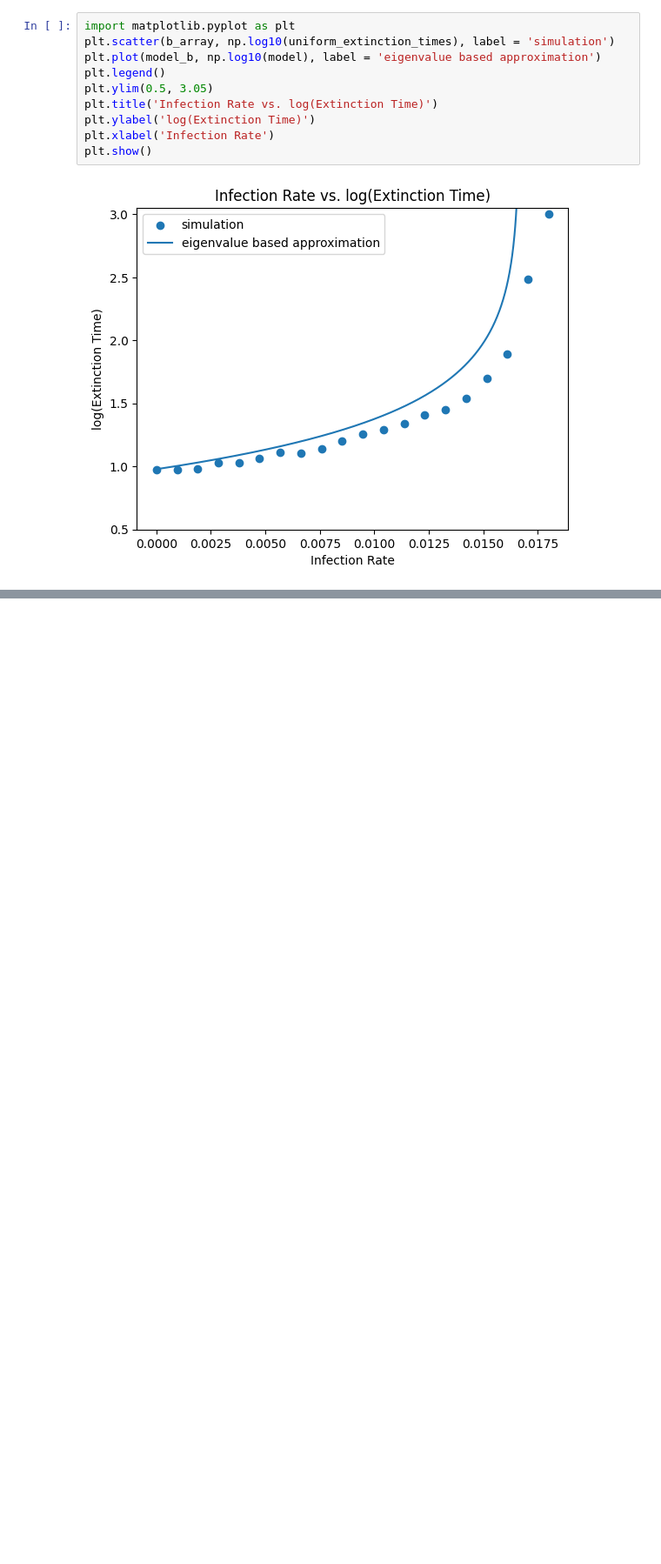
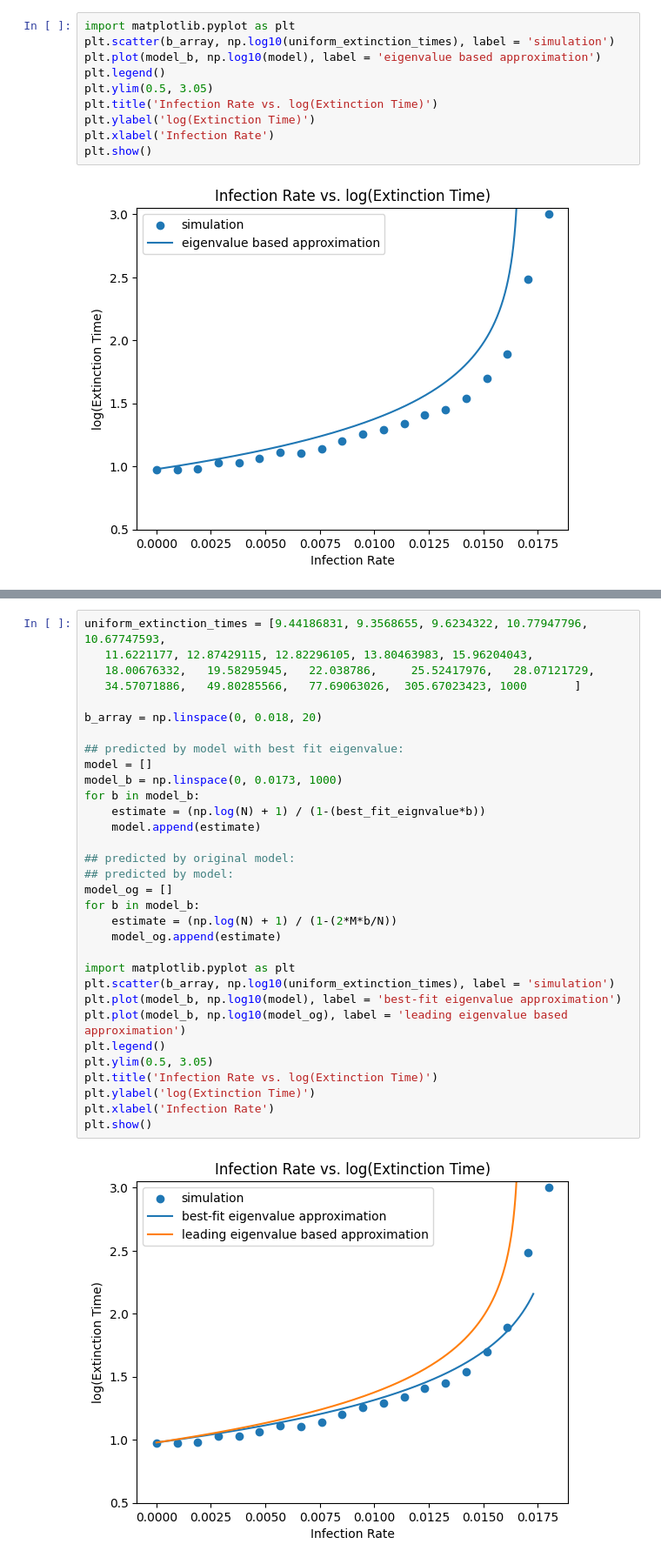
Before and after one commit to sharmashreya2002/iib_project, a Jupyter notebook: Extinction_Time_Simulation/extinction_time_simulation_3.ipynb, the cells around one changed output, grey strips where cells are left out. Shown at 87% size. Saved outputs shown, nothing was run; the diff lists cells and outputs as text; blank space fills up the shorter version.

Commit message:
regression model

```diff
--- a/Extinction_Time_Simulation/extinction_time_simulation_3.ipynb
+++ b/Extinction_Time_Simulation/extinction_time_simulation_3.ipynb
@@ -138,0 +166,34 @@ plt.show()
+# %%
+uniform_extinction_times = [9.44186831, 9.3568655, 9.6234322, 10.77947796, 10.67747593,
+   11.6221177, 12.87429115, 12.82296105, 13.80463983, 15.96204043,
+   18.00676332,   19.58295945,   22.038786,     25.52417976,   28.07121729,
+   34.57071886,   49.80285566,   77.69063026,  305.67023423, 1000       ]
+
+b_array = np.linspace(0, 0.018, 20)
+
+## predicted by model with best fit eigenvalue:
+model = []
+model_b = np.linspace(0, 0.0173, 1000)
+for b in model_b:
+    estimate = (np.log(N) + 1) / (1-(best_fit_eignvalue*b))
+    model.append(estimate)
+
+## predicted by original model:
+## predicted by model:
+model_og = []
+for b in model_b:
+    estimate = (np.log(N) + 1) / (1-(2*M*b/N))
+    model_og.append(estimate)
+
+import matplotlib.pyplot as plt
+plt.scatter(b_array, np.log10(uniform_extinction_times), label = 'simulation')
+plt.plot(model_b, np.log10(model), label = 'best-fit eigenvalue approximation')
+plt.plot(model_b, np.log10(model_og), label = 'leading eigenvalue based approximation')
+plt.legend()
+plt.ylim(0.5, 3.05)
+plt.title('Infection Rate vs. log(Extinction Time)')
+plt.ylabel('log(Extinction Time)')
+plt.xlabel('Infection Rate')
+plt.show()
+# %% [output]
+[figure, added]
```
Also changed, not shown: parts of 4 cells of this notebook.
